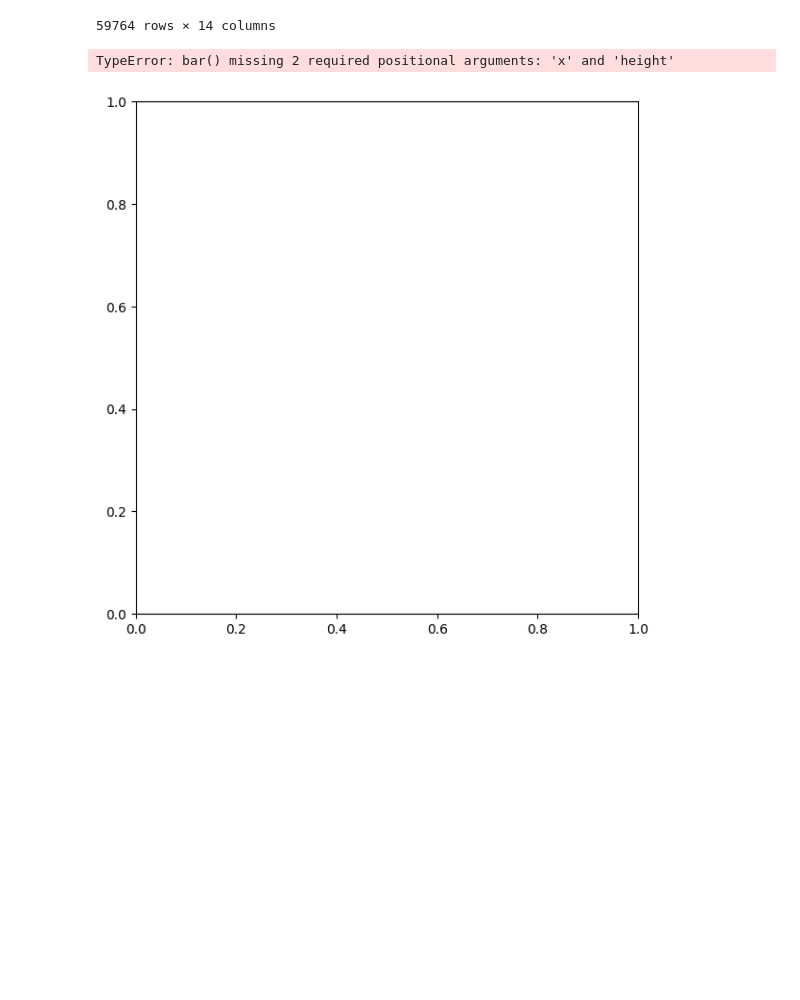
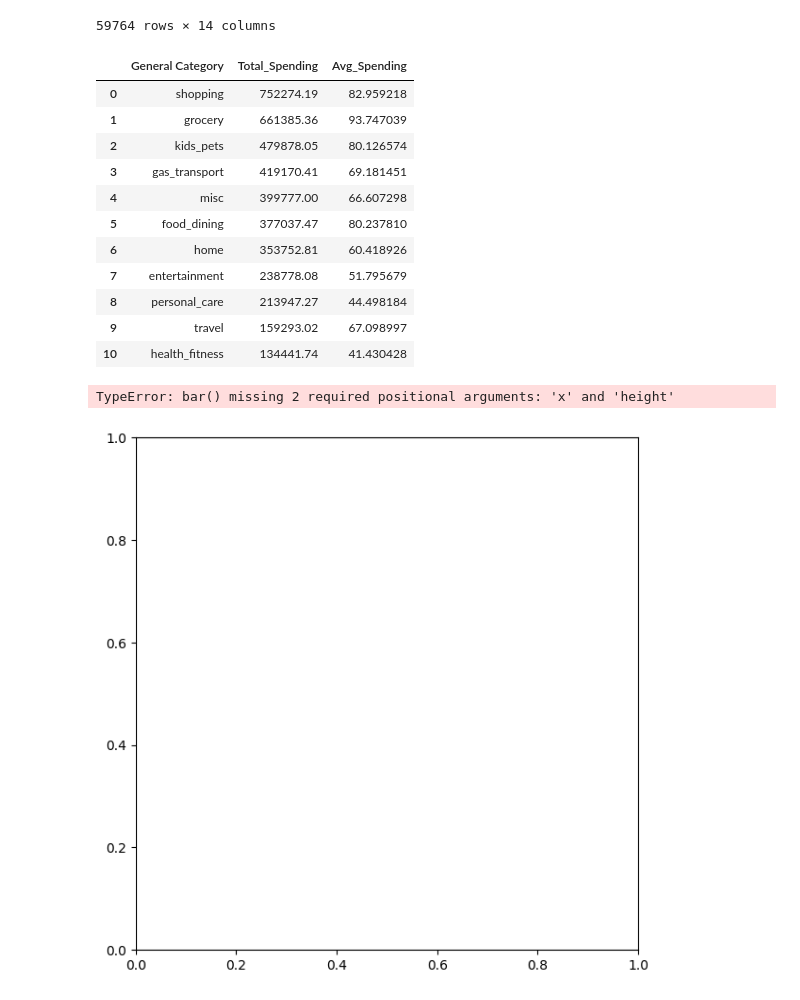
Before and after one commit to vespeci/Project-1-credit-card, a Jupyter notebook: Notebooks/Credit-Card-Analysis.ipynb, the cells around one changed output. Cells and saved outputs as stored; diff of their text form; code cells hidden in the pictures; blank space fills up the shorter version.

```diff
--- a/Notebooks/Credit-Card-Analysis.ipynb
+++ b/Notebooks/Credit-Card-Analysis.ipynb
@@ -733,16 +736,30 @@ df_credit_copy
 | 69999 | 5.500000e+15 | M | Cadiz | 283157 | Scientific laboratory technician | 1960-05-24 | 3843260959 | 853efcd6e19959d0529fb5d4f1c1153c | grocery_pos | ... |
 59764 rows × 14 columns
 # %%
-category_spending = df_credit_copy.groupby("General Category").agg(
+gencategory_spending = df_credit_copy.groupby("General Category").agg(
     Total_Spending = ('amt_USD', 'sum'),
     Avg_Spending = ('amt_USD', 'mean'))
-#category_spending = category_spending.sort_values(by = "Amount USD", ascending = False)
-category_spending
-
-plt.figure(figsize = (15, 7))
-
-plt.subplot(1,2,1)
-plt.bar()
+gencategory_spending = gencategory_spending.sort_values(by = "Total_Spending", ascending = False)
+gencategory_spending = gencategory_spending.reset_index()
+gencategory_spending
 # %% [output]
-TypeError: bar() missing 2 required positional arguments: 'x' and 'height'
-[figure, removed]
+|  | General Category | Total_Spending | Avg_Spending |
+| 0 | shopping | 752274.19 | 82.959218 |
+| 1 | grocery | 661385.36 | 93.747039 |
+| 2 | kids_pets | 479878.05 | 80.126574 |
+| 3 | gas_transport | 419170.41 | 69.181451 |
+| 4 | misc | 399777.00 | 66.607298 |
+| 5 | food_dining | 377037.47 | 80.237810 |
+| 6 | home | 353752.81 | 60.418926 |
+| 7 | entertainment | 238778.08 | 51.795679 |
+| 8 | personal_care | 213947.27 | 44.498184 |
+| 9 | travel | 159293.02 | 67.098997 |
+| 10 | health_fitness | 134441.74 | 41.430428 |
+# %%
+plt.figure(figsize = (15, 7))
+
+plt.subplot(1,2,1)
+plt.bar()
+# %% [output]
+TypeError: bar() missing 2 required positional arguments: 'x' and 'height'
+[figure, added]
```
Also changed, not shown: parts of 4 cells of this notebook.
